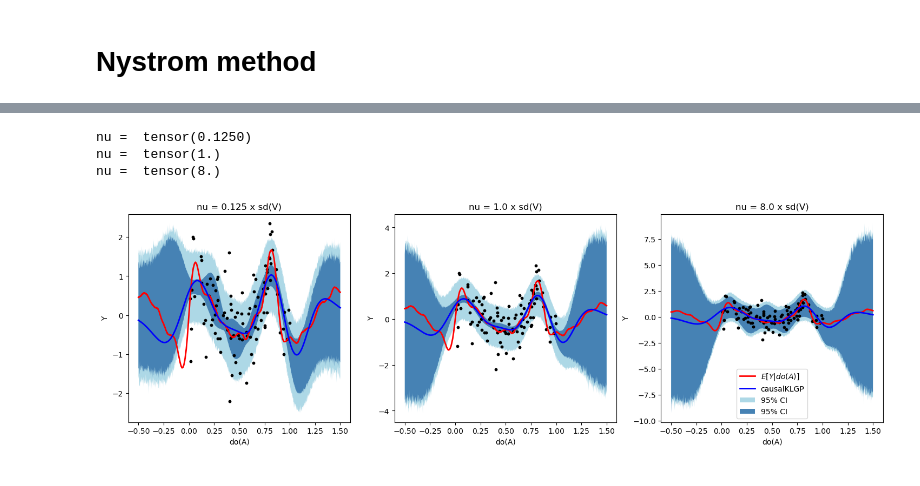
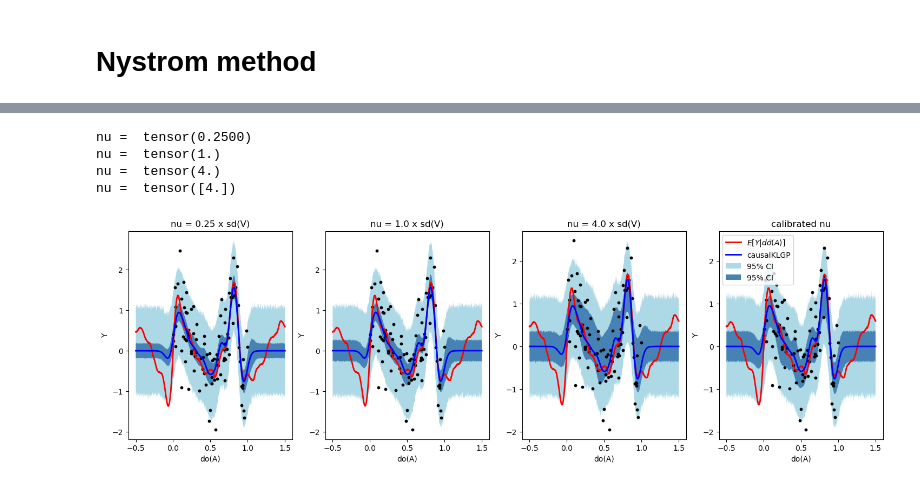
Before and after one commit to HWDance/impspec, a Jupyter notebook: experiments/Abelation.ipynb, the cells around one changed output, grey strips where cells are left out. Drawn from its saved outputs; the diff is of its cells as text; code cells hidden in the pictures.

```diff
--- a/experiments/Abelation.ipynb
+++ b/experiments/Abelation.ipynb
@@ -229,4 +234,4 @@ tensor([0.2760, 0.2720, 0.2640, 0.2320, 0.1800, 0.0800, 0.0240, 0.0400, 0.0400,
 # %%
 """ Training full model """
-model.train(Y,A,V,niter,learn_rate)
+model.train(Y,A,V,niter,learn_rate, train_feature_lengthscale = train_lsA)
 # %% [output]
@@ -243,7 +248,8 @@ iter 400 P(V|A) loss:  tensor(-9.0607)
 # %%
 # Getting posterior moments and plotting results
 power_list = torch.linspace(-2,2,3)
-nulist = 2**power_list
+nulist = list(2**power_list)
+nulist.append(nu_best)
 
 fig,axs = plt.subplots(1,len(nulist),figsize = (18,5))
 
@@ -276,7 +282,10 @@ for k in range(len(nulist)):
     axs[k].scatter(A,Y, s = 10, color = "black")
     axs[k].set_xlabel("do(A)")
     axs[k].set_ylabel("Y")
-    axs[k].set_title("nu = " + str((2**power_list[k]).item())+" x sd(V)")
+    if k != len(nulist)-1:
+        axs[k].set_title("nu = " + str((2**power_list[k]).item())+" x sd(V)")
+    else:
+        axs[k].set_title("calibrated nu")
 
     Causalklgp_mu.append(causalklgp_mu)
     Causalklgp_var.append(causalklgp_var.diag())
@@ -342,7 +352,7 @@ levels = torch.tensor([0.5,0.75,0.9,0.95])
 
 Post_levels, Calibration_losses = model_nystrom.calibrate(Y, V, A, nulist, niter = niter, levels = levels, learn_rate = learn_rate,
                                                           nystrom = True, nystrom_features = 100, nystrom_samples = 10**3,
-                                                         calibrate_latent = False, calibrate_norm = 1)
+                                                         calibrate_latent = False, calibrate_norm = 1, train_feature_lengthscale = train_lsA)
 best_ind = torch.where(Calibration_losses == Calibration_losses.min())[0]
 nu_best = nulist[best_ind]
 print(Calibration_losses)
@@ -362,4 +372,4 @@ tensor([0.0600, 0.2950, 0.2200, 0.3800, 0.3850, 0.3700, 0.3500, 0.2400, 0.3400,
 # %%
 """ Training full model """
-model_nystrom.train(Y,A,V,niter,learn_rate)
+model_nystrom.train(Y,A,V,niter,learn_rate, train_feature_lengthscale = train_lsA)
 # %% [output]
@@ -376,7 +386,8 @@ iter 400 P(V|A) loss:  tensor(-9.0607)
 # %%
 # Getting posterior samples and plotting results
-power_list = torch.linspace(-3,3,3)
-nulist = 2**power_list
+power_list = torch.linspace(-2,2,3)
+nulist = list(2**power_list)
+nulist.append(nu_best)
 features = 100
 samples = 10**3
 quantile = 0.95
@@ -386,38 +397,41 @@ fig,axs = plt.subplots(1,len(nulist),figsize = (18,5))
 Causalklgp_mu = []
 Causalklgp_var = []
 Causalklgp_var_noise = []
 
 for k in range(len(nulist)):
 
     # getting post mean predictions
     causalklgp = deepcopy(model_nystrom)
     mean = causalklgp.post_mean(Y, A, V, doA).detach()
     EYdoA_sample,YdoA_sample = causalklgp.nystrom_sample(Y,V,A,doA, reg = 1e-4, features = 100, samples = 10**3, nu = nulist[k])
 
     # Getting CI
     print("nu = ", nulist[k])
 
     axs[k].plot(doA[indices],EYdoA[indices], label = r"$ E[Y|do(A)]$", color = "red", linewidth = 2)
     axs[k].plot(doA[indices],mean[indices], label = r"causalKLGP", color = "blue", linewidth = 2)
     axs[k].fill_between(doA[indices][:,0],YdoA_sample.quantile(1-(1-quantile)/2,0),YdoA_sample.quantile((1-quantile)/2,0), color = "lightblue",alpha=1, edgecolor='none', label = "95% CI")
     axs[k].fill_between(doA[indices][:,0],EYdoA_sample.quantile(1-(1-quantile)/2,0),EYdoA_sample.quantile((1-quantile)/2,0), color = "steelblue",alpha=1, edgecolor='none', label = "95% CI")
     #axs[k].scatter(doA[indices],YdoA[indices], label = r"$ Y|do(A)$", color = "grey", s=10, alpha = 1)
     axs[k].scatter(A,Y, s = 10, color = "black")
     axs[k].set_xlabel("do(A)")
     axs[k].set_ylabel("Y")
-    axs[k].set_title("nu = " + str((2**power_list[k]).item())+" x sd(V)")
-
+    if k != len(nulist)-1:
+        axs[k].set_title("nu = " + str((2**power_list[k]).item())+" x sd(V)")
+    else:
+        axs[k].set_title("calibrated nu")
     Causalklgp_mu.append(causalklgp_mu)
     Causalklgp_var.append(causalklgp_var.diag())
     Causalklgp_var_noise.append(causalklgp_var_noise.diag())
 
 plt.legend()
 plt.show()
 # %% [output]
-nu =  tensor(0.1250)
+nu =  tensor(0.2500)
 nu =  tensor(1.)
-nu =  tensor(8.)
+nu =  tensor(4.)
+nu =  tensor([4.])
-[figure, old version]
+[figure, new version]
 # %%
 # Calibration plots
 samples = 10**3
```
Also changed, not shown: parts of 12 cells of this notebook, 3 other files.
